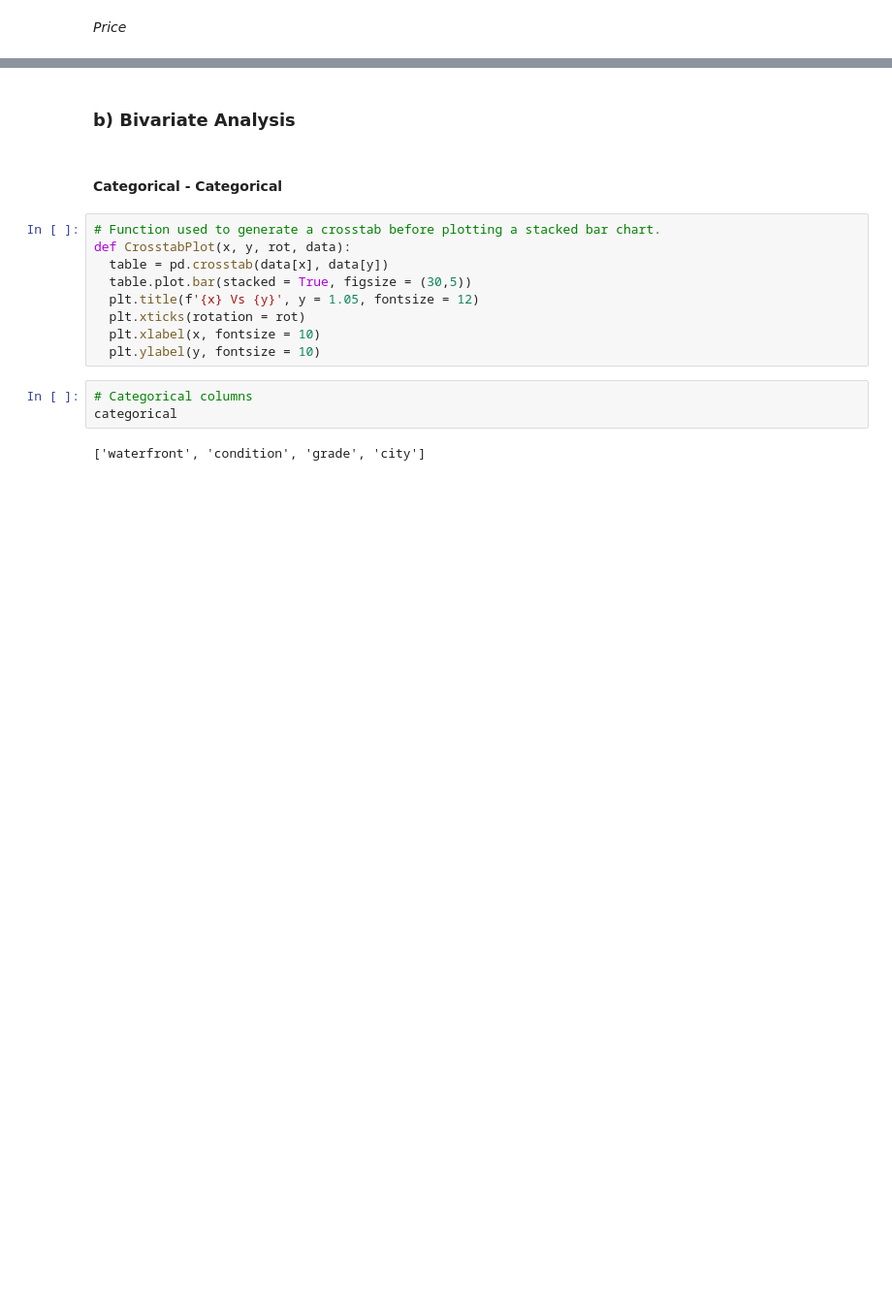
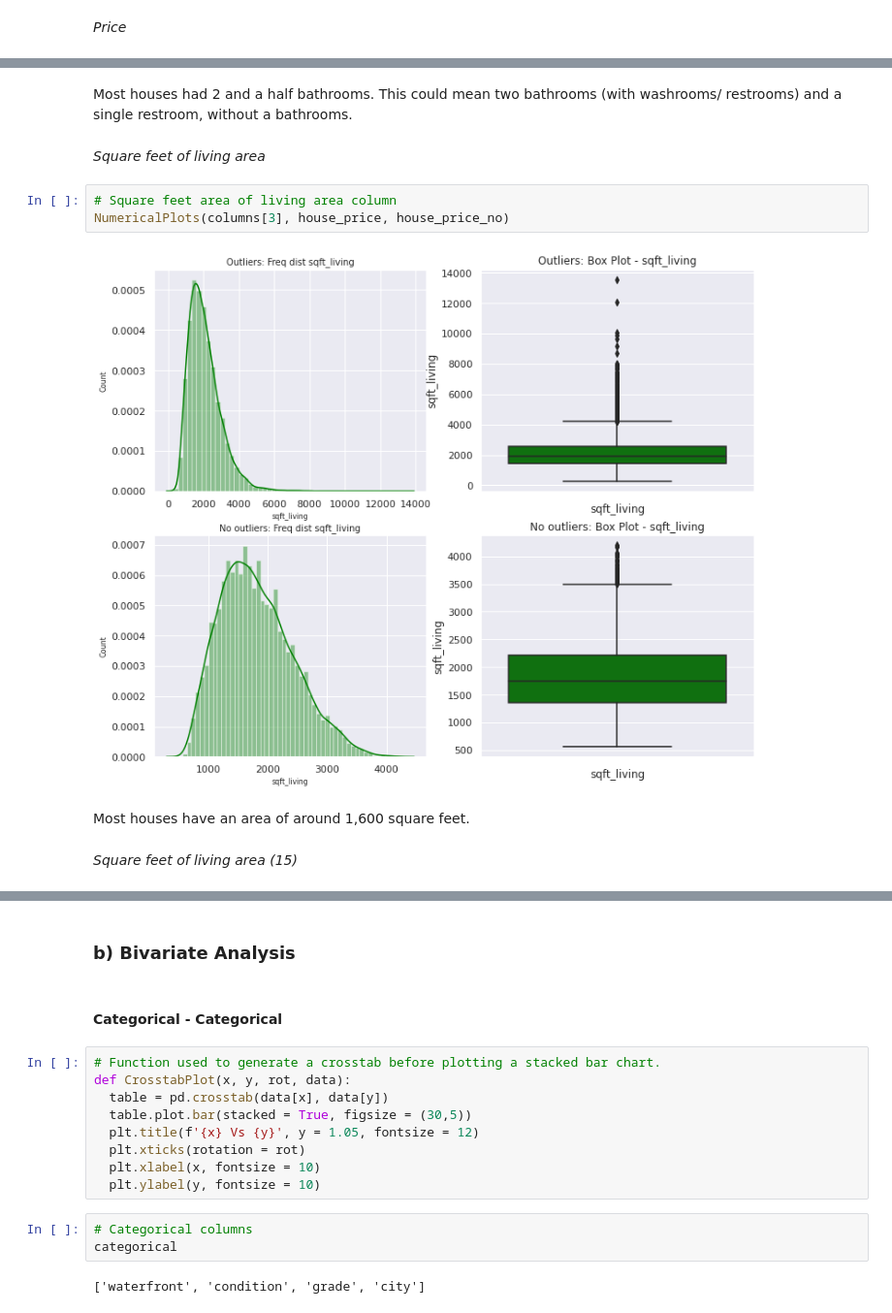
Before and after one commit to deborahmasibo/House-Price-Prediction, a Jupyter notebook: Housing_Prices.ipynb, the cells around one changed output, grey strips where cells are left out. Shown at 97% size. Saved outputs shown, nothing was run; the diff lists cells and outputs as text; blank space fills up the shorter version.

```diff
--- a/Housing_Prices.ipynb
+++ b/Housing_Prices.ipynb
@@ -790,0 +682,13 @@ NumericalPlots(columns[12], house_price, house_price_no)
+# %% [markdown]
+Most houses had 2 and a half bathrooms. This could mean two bathrooms (with washrooms/ restrooms) and a single restroom, without a bathrooms.
+# %% [markdown]
+*Square feet of living area*
+# %%
+# Square feet area of living area column
+NumericalPlots(columns[3], house_price, house_price_no)
+# %% [output]
+[figure, added]
+# %% [markdown]
+Most houses have an area of around 1,600 square feet.
+# %% [markdown]
+*Square feet of living area (15)*
```
Also changed, not shown: parts of 61 cells of this notebook.
